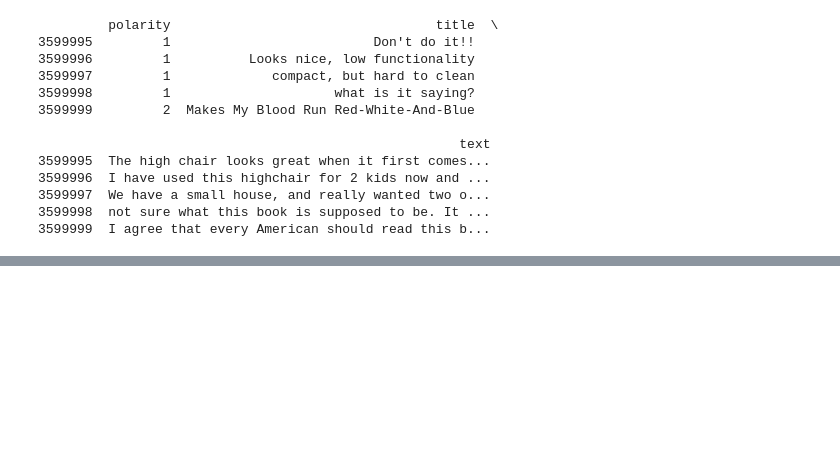
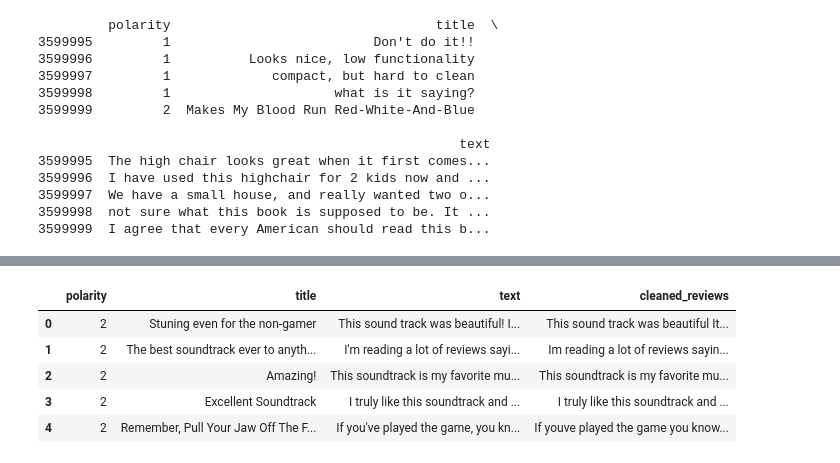
Before and after one commit to sowmyarshetty/NNClass, a Jupyter notebook: amazoncustomerreview.ipynb, the cells around one changed output, grey strips where cells are left out. Drawn from its saved outputs; the diff is of its cells as text; code cells hidden in the pictures; blank space fills up the shorter version.

```diff
--- a/amazoncustomerreview.ipynb
+++ b/amazoncustomerreview.ipynb
@@ -71,0 +104,13 @@ print(df.tail())
+# %%
+
+# Basic text cleaning- Remove special characters or puncatuation marks
+df['cleaned_reviews'] = df['text'].str.replace('[^a-zA-Z\s]', '', regex=True)
+# %%
+df.head(5)
+# %% [output]
+|  | polarity | title | text | cleaned_reviews |
+| 0 | 2 | Stuning even for the non-gamer | This sound track was beautiful! I... | This sound track was beautiful It... |
+| 1 | 2 | The best soundtrack ever to anyth... | I'm reading a lot of reviews sayi... | Im reading a lot of reviews sayin... |
+| 2 | 2 | Amazing! | This soundtrack is my favorite mu... | This soundtrack is my favorite mu... |
+| 3 | 2 | Excellent Soundtrack | I truly like this soundtrack and ... | I truly like this soundtrack and ... |
+| 4 | 2 | Remember, Pull Your Jaw Off The F... | If you've played the game, you kn... | If youve played the game you know... |
```
Also changed, not shown: parts of 12 cells of this notebook.
